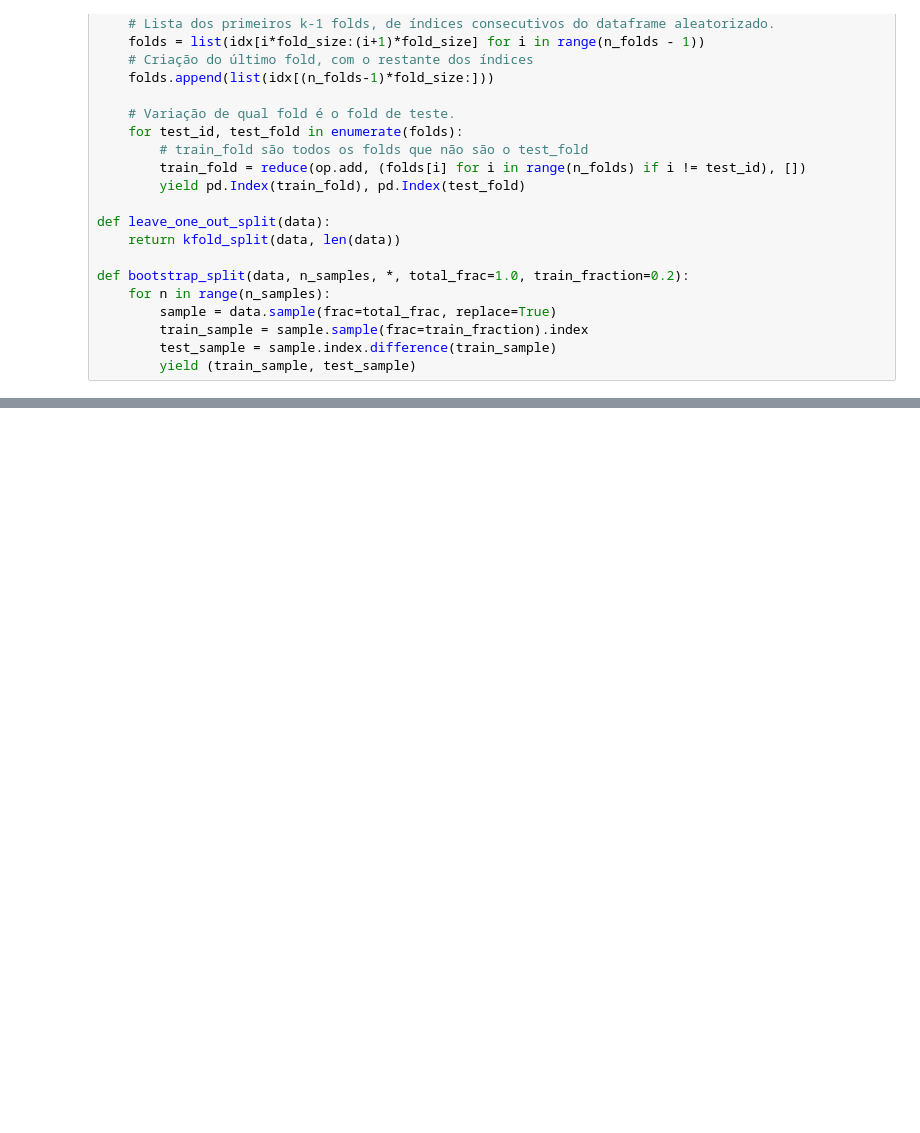
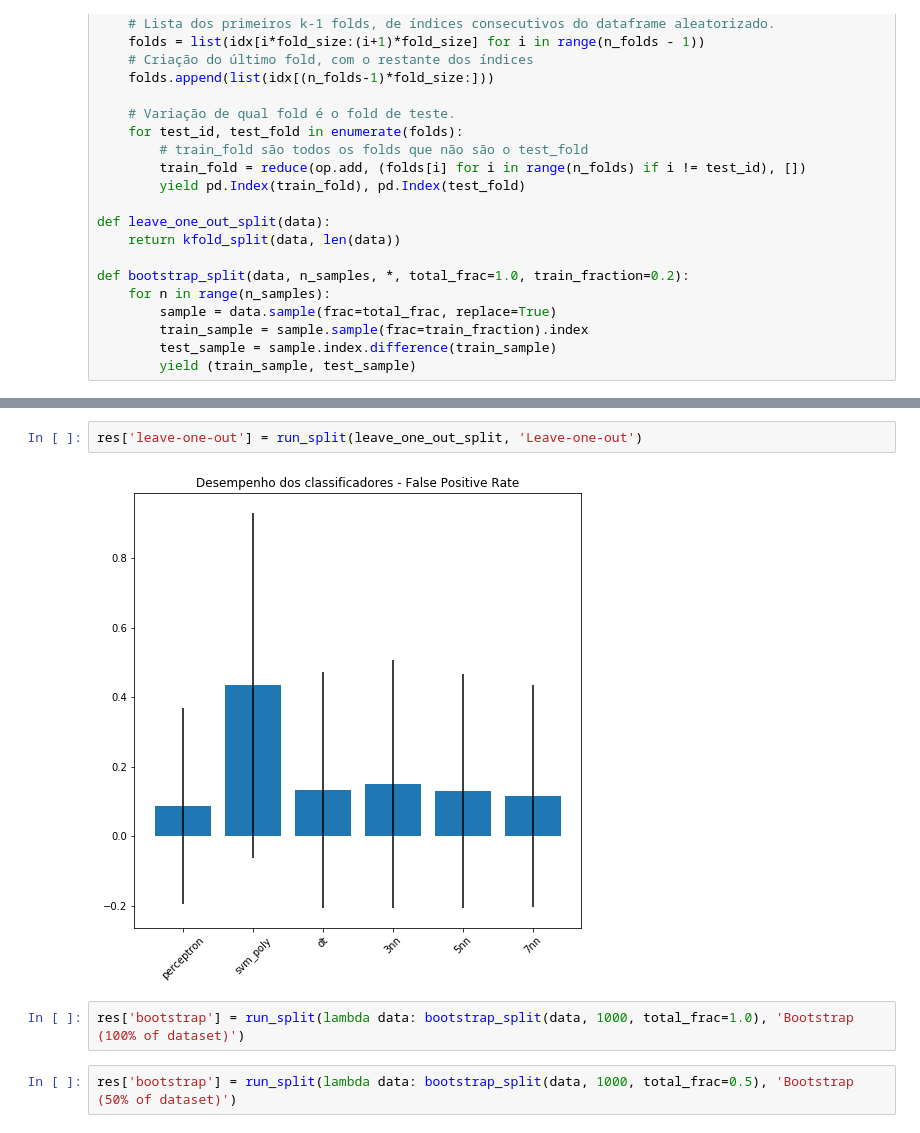
Before and after one commit to RafaelMonteiro95/icd-scc0275, a Jupyter notebook: pratica_6_9293095_9293421.ipynb, the cells around one changed output, grey strips where cells are left out. Saved outputs shown, nothing was run; the diff lists cells and outputs as text; blank space fills up the shorter version.

```diff
--- a/pratica_6_9293095_9293421.ipynb
+++ b/pratica_6_9293095_9293421.ipynb
@@ -329,0 +324,8 @@ See the caveats in the documentation: http://pandas.pydata.org/pandas-docs/stabl
+# %%
+res['leave-one-out'] = run_split(leave_one_out_split, 'Leave-one-out')
+# %% [output]
+[figure, added]
+# %%
+res['bootstrap'] = run_split(lambda data: bootstrap_split(data, 1000, total_frac=1.0), 'Bootstrap (100% of dataset)')
+# %%
+res['bootstrap'] = run_split(lambda data: bootstrap_split(data, 1000, total_frac=0.5), 'Bootstrap (50% of dataset)')
```
Also changed, not shown: parts of 8 cells of this notebook.
